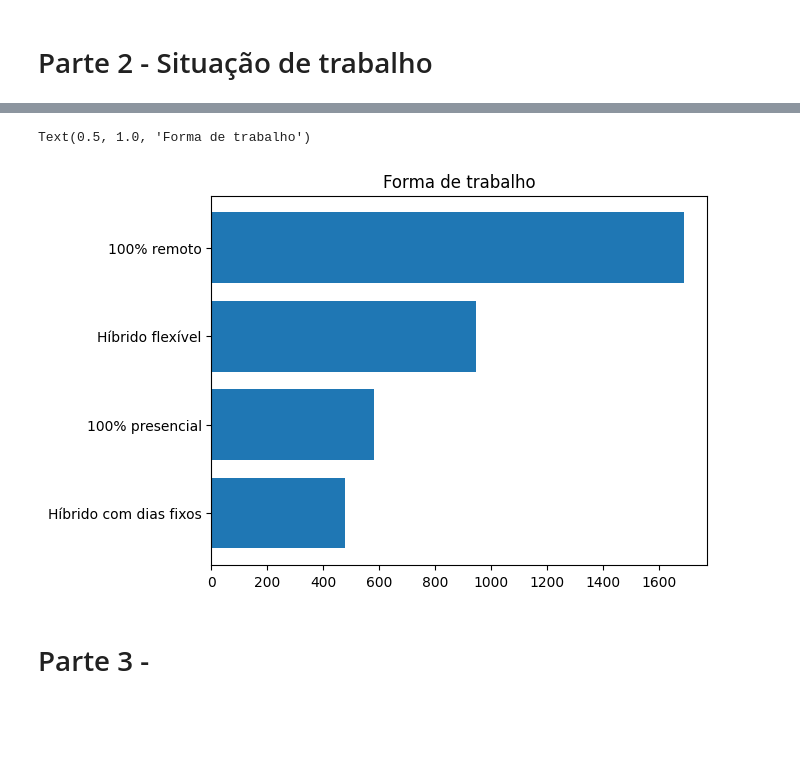
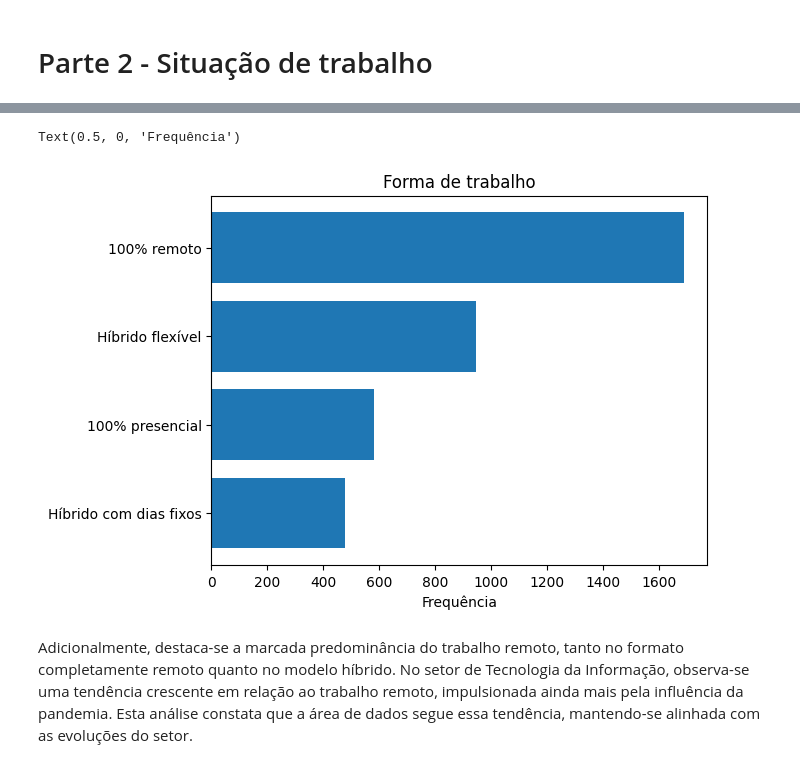
Before and after one commit to dallaqua/Trabalho_Santander_Coders_TPI, a Jupyter notebook: analise_mercado_dados_2022.ipynb, the cells around one changed output, grey strips where cells are left out. Cells and saved outputs as stored; diff of their text form; code cells hidden in the pictures; blank space fills up the shorter version.

```diff
--- a/analise_mercado_dados_2022.ipynb
+++ b/analise_mercado_dados_2022.ipynb
@@ -6,7 +7,7 @@ import matplotlib.pyplot as plt
 # %%
 pd.set_option('display.max_columns', None)
 # %%
-dados = pd.read_csv('https://raw.githubusercontent.com/dallaqua/Trabalho_Santander_Coders_TPI/main/State_of_data_2022.csv?token=GHSAT0AAAAAACF5XZ2SM7GINSJE4GNCQZSSZG3U72A', sep = ',')
+dados = pd.read_csv('https://raw.githubusercontent.com/dallaqua/Trabalho_Santander_Coders_TPI/main/State_of_data_2022.csv?token=GHSAT0AAAAAACF5XZ2S5HG4MWLQJ6IDNXJGZG7PIFQ', sep = ',')
 # %%
 dados.head(3)
 # %% [output]
@@ -171,11 +172,12 @@ Text(0.5, 1.0, 'Salário mensal em reais')
 # %%
 index = ['Híbrido com dias fixos', '100% presencial', 'Híbrido flexível', '100% remoto']
 values = parte_2.groupby("('P2_p ', 'Atualmente qual a sua forma de trabalho?')")["('P2_p ', 'Atualmente qual a sua forma de trabalho?')"].count().sort_values(ascending=True).values
 
 plt.barh(index, values)
 plt.title('Forma de trabalho')
+plt.xlabel('Frequência')
 # %% [output]
-Text(0.5, 1.0, 'Forma de trabalho')
+Text(0.5, 0, 'Frequência')
-[figure, old version]
+[figure, new version]
-# %% [markdown]
-# Parte 3 -
+# %% [markdown]
+Adicionalmente, destaca-se a marcada predominância do trabalho remoto, tanto no formato completamente remoto quanto no modelo híbrido. No setor de Tecnologia da Informação, observa-se uma tendência crescente em relação ao trabalho remoto, impulsionada ainda mais pela influência da pandemia. Esta análise constata que a área de dados segue essa tendência, mantendo-se alinhada com as evoluções do setor.
```
Also changed, not shown: parts of 12 cells of this notebook.
